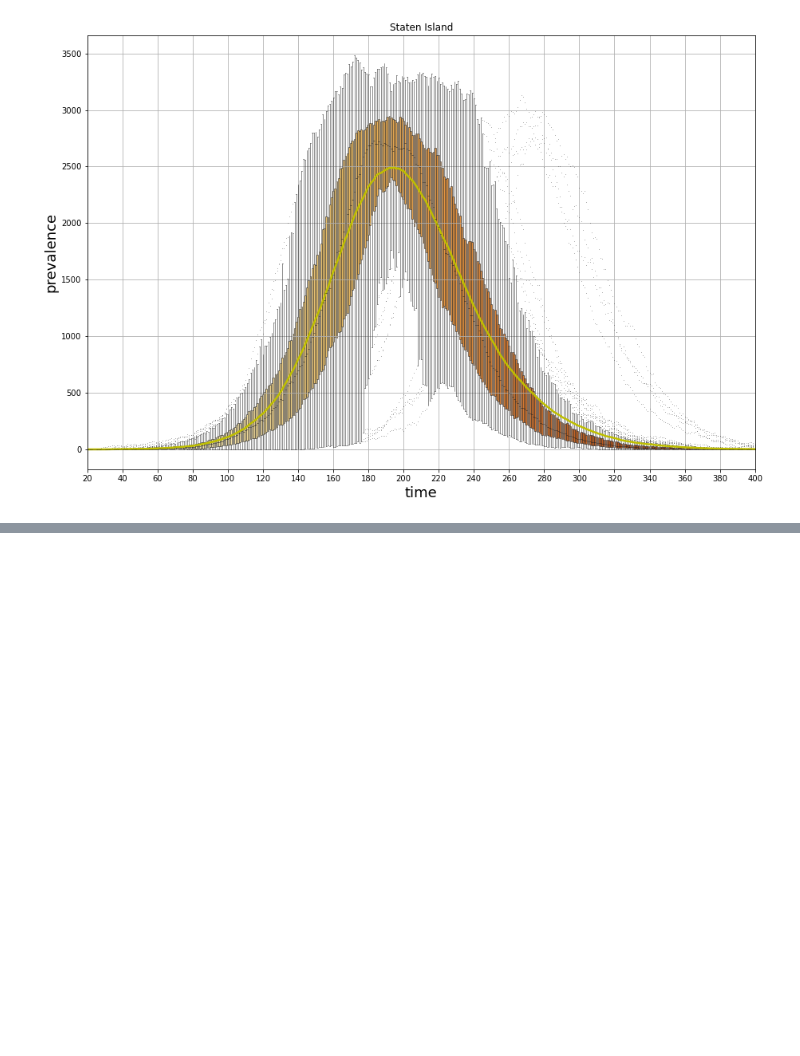
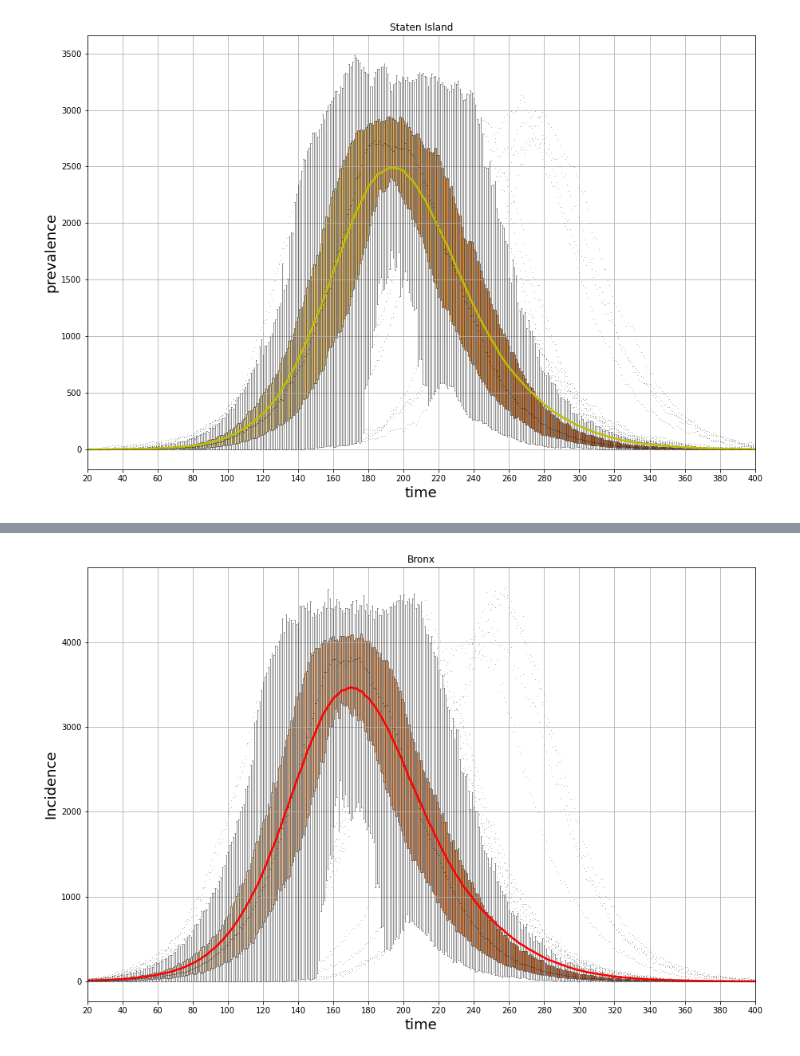
Before and after one commit to ClaudiaDeceglie/Thesis_NYC_covid19, a Jupyter notebook: Results of simulations of SIR model per borough (without modification).ipynb, the cells around one changed output, grey strips where cells are left out. Saved outputs shown, nothing was run; the diff lists cells and outputs as text; code cells hidden in the pictures; blank space fills up the shorter version.

```diff
--- a/Results of simulations of SIR model per borough (without modification).ipynb
+++ b/Results of simulations of SIR model per borough (without modification).ipynb
@@ -277,0 +422,18 @@ plt.grid()
+# %%
+plt.figure(figsize=(15,10))
+
+plt.xlabel('time', fontsize=18)
+plt.ylabel('Incidence', fontsize=18)
+plt.title('Bronx')
+plt.xticks(fontsize=10)
+plt.yticks(fontsize=10)
+
+ax=sns.boxplot(data=full_array_brn2, palette='Oranges', linewidth=0.5, fliersize=0.1)
+plt.plot(range(0,len(full_average_brn2)),full_average_brn2,color='r', linewidth=2.5)
+
+ax.xaxis.set_major_locator(ticker.MultipleLocator(20))
+ax.xaxis.set_major_formatter(ticker.ScalarFormatter())
+plt.xlim([20,400])
+plt.grid()
+# %% [output]
+[figure, added]
```
Also changed, not shown: parts of 14 cells of this notebook.
